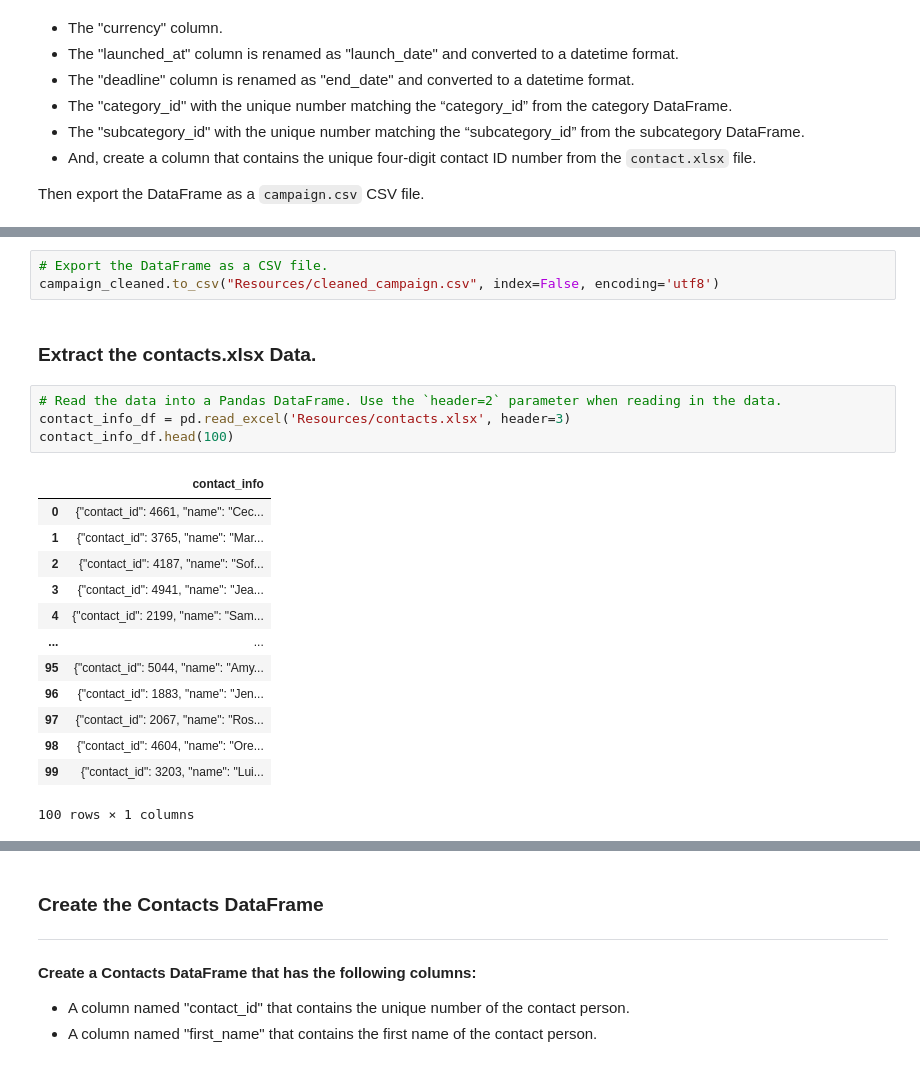
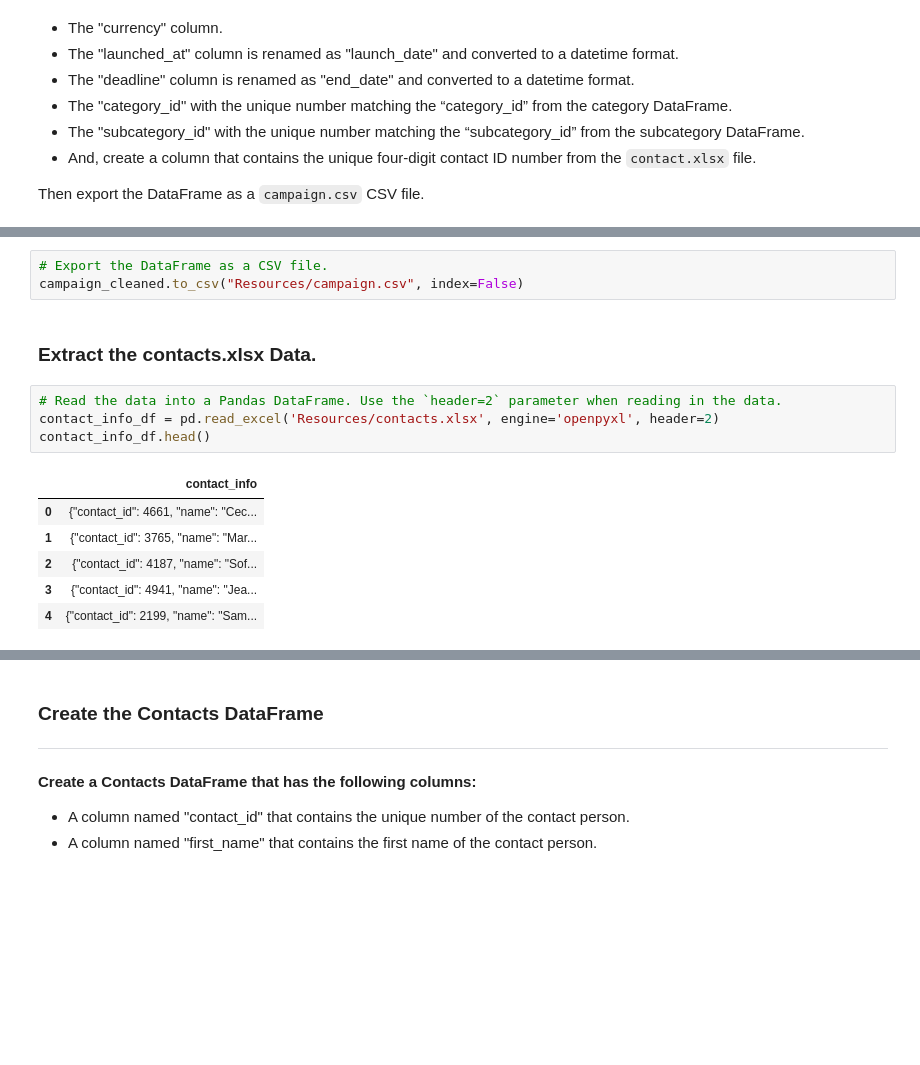
Before and after one commit to jakesb27/Crowdfunding_ETL, a Jupyter notebook: ETL_Mini_Project_AHeang_JBoden.ipynb, the cells around one changed output, grey strips where cells are left out. Saved outputs shown, nothing was run; the diff lists cells and outputs as text; blank space fills up the shorter version.

```diff
--- a/ETL_Mini_Project_Aheang.ipynb
+++ b/ETL_Mini_Project_AHeang_JBoden.ipynb
@@ -274,24 +271,17 @@ campaign_cleaned.head()
 | 4 | 1365 | 2199 | Larson-Little | Proactive foreground core | 7600.0 | 5265.0 | failed | 53 | US | ... |
 # %%
 # Export the DataFrame as a CSV file.
-campaign_cleaned.to_csv("Resources/cleaned_campaign.csv", index=False, encoding='utf8')
+campaign_cleaned.to_csv("Resources/campaign.csv", index=False)
 # %% [markdown]
 ### Extract the contacts.xlsx Data.
 # %%
 # Read the data into a Pandas DataFrame. Use the `header=2` parameter when reading in the data.
-contact_info_df = pd.read_excel('Resources/contacts.xlsx', header=3)
-contact_info_df.head(100)
+contact_info_df = pd.read_excel('Resources/contacts.xlsx', engine='openpyxl', header=2)
+contact_info_df.head()
 # %% [output]
 |  | contact_info |
 | 0 | {"contact_id": 4661, "name": "Cec... |
 | 1 | {"contact_id": 3765, "name": "Mar... |
 | 2 | {"contact_id": 4187, "name": "Sof... |
 | 3 | {"contact_id": 4941, "name": "Jea... |
 | 4 | {"contact_id": 2199, "name": "Sam... |
-| ... | ... |
-| 95 | {"contact_id": 5044, "name": "Amy... |
-| 96 | {"contact_id": 1883, "name": "Jen... |
-| 97 | {"contact_id": 2067, "name": "Ros... |
-| 98 | {"contact_id": 4604, "name": "Ore... |
-| 99 | {"contact_id": 3203, "name": "Lui... |
-100 rows × 1 columns
```
Also changed, not shown: parts of 24 cells of this notebook, 2 other files.
